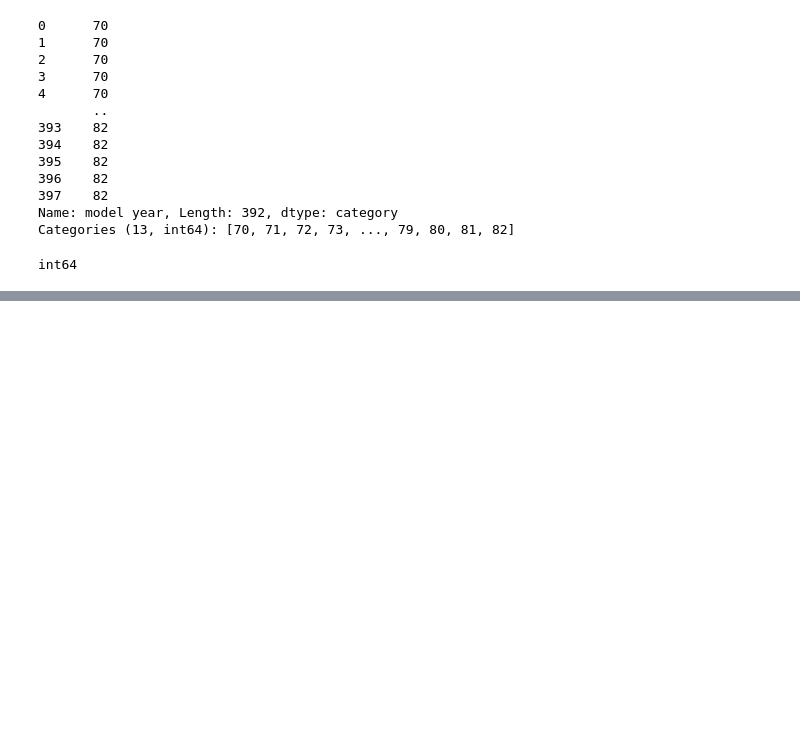
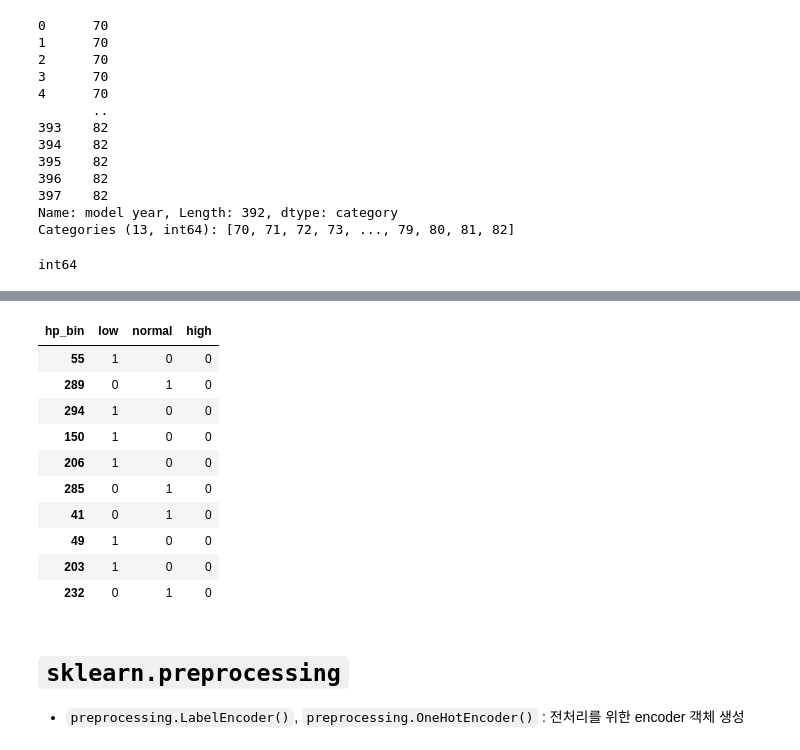
Before and after one commit to ezerwi/python-lecture, a Jupyter notebook: Lecture51_[Mar19]_Python_Basic(10).ipynb, the cells around one changed output, grey strips where cells are left out. Drawn from its saved outputs; the diff is of its cells as text; code cells hidden in the pictures; blank space fills up the shorter version.

```diff
--- a/Lecture51_[Mar19]_Python_Basic(10).ipynb
+++ b/Lecture51_[Mar19]_Python_Basic(10).ipynb
@@ -495,0 +496,6 @@ int64
+# %%
+auto_df['horsepower'].replace('?', np.nan, inplace=True)
+auto_df.dropna(subset=['horsepower'], axis = 0, inplace=True)
+auto_df['horsepower'] = auto_df.horsepower.astype(float)
+auto_df['hp'] = auto_df.horsepower.astype(int)
+print (auto_df.info())
@@ -495,0 +532,11 @@ int64
+# %%
+# print (np.histogram(auto_df.horsepower, bins=3))
+
+count, bin_dividers = np.histogram(auto_df.horsepower, bins=3)
+print (count, bin_dividers , '\n')
+
+bin_names = ['low', 'normal','high']
+
+auto_df['hp_bin'] = pd.cut(x=auto_df.horsepower, bins=bin_dividers, labels=bin_names, include_lowest=True)
+
+print (auto_df[['horsepower','hp_bin']].sample(10))
@@ -495,0 +563,19 @@ int64
+# %%
+hp_dummies = pd.get_dummies(auto_df['hp_bin'])
+display (hp_dummies.sample(10))
+# %% [output]
+| hp_bin | low | normal | high |
+| 55 | 1 | 0 | 0 |
+| 289 | 0 | 1 | 0 |
+| 294 | 1 | 0 | 0 |
+| 150 | 1 | 0 | 0 |
+| 206 | 1 | 0 | 0 |
+| 285 | 0 | 1 | 0 |
+| 41 | 0 | 1 | 0 |
+| 49 | 1 | 0 | 0 |
+| 203 | 1 | 0 | 0 |
+| 232 | 0 | 1 | 0 |
+# %% [markdown]
+# `sklearn.preprocessing`
+
+- `preprocessing.LabelEncoder()`, `preprocessing.OneHotEncoder()` : 전처리를 위한 encoder 객체 생성
```
Also changed, not shown: parts of 16 cells of this notebook.
